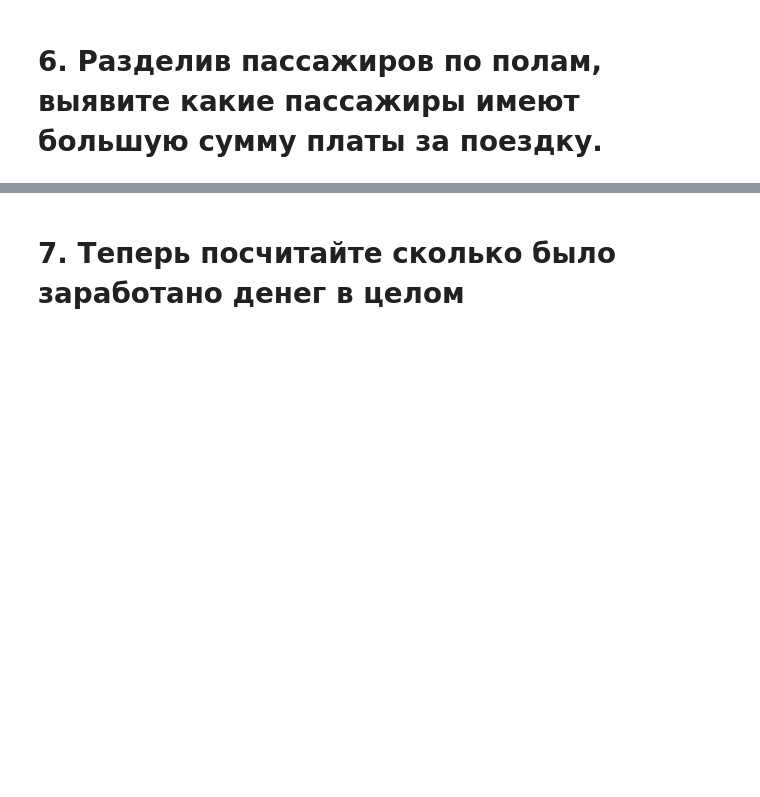
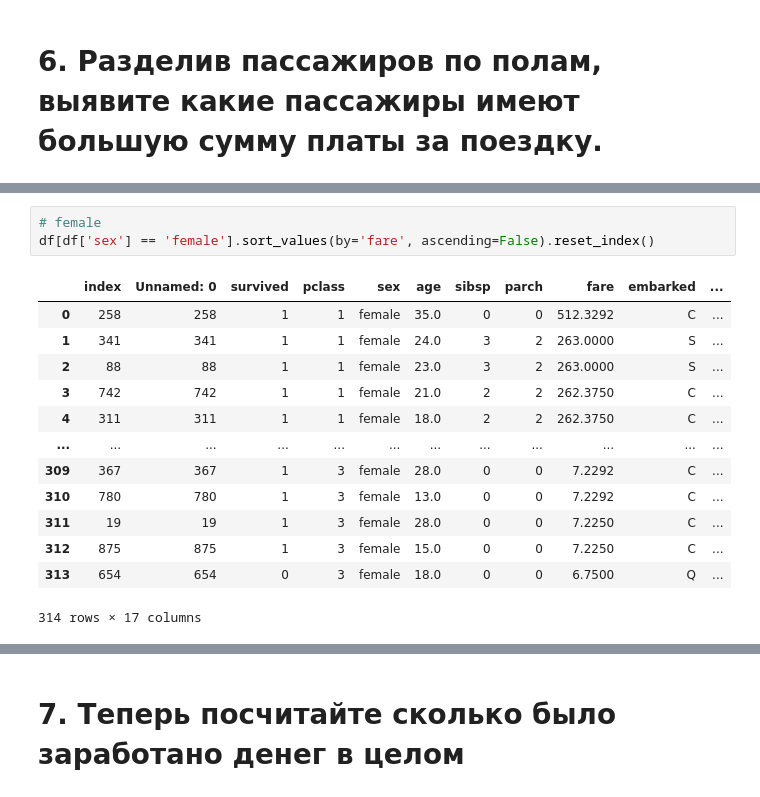
Before and after one commit to gleb-pan/data-analytics-decode, a Jupyter notebook: Исследовательская аналитика/submissions/Untitled.ipynb, the cells around one changed output, grey strips where cells are left out. Cells and saved outputs as stored; diff of their text form; blank space fills up the shorter version.

```diff
--- a/Исследовательская аналитика/submissions/Untitled.ipynb
+++ b/Исследовательская аналитика/submissions/Untitled.ipynb
@@ -217,0 +260,17 @@ age_counts
+# %%
+# female
+df[df['sex'] == 'female'].sort_values(by='fare', ascending=False).reset_index()
+# %% [output]
+|  | index | Unnamed: 0 | survived | pclass | sex | age | sibsp | parch | fare | embarked | ... |
+| 0 | 258 | 258 | 1 | 1 | female | 35.0 | 0 | 0 | 512.3292 | C | ... |
+| 1 | 341 | 341 | 1 | 1 | female | 24.0 | 3 | 2 | 263.0000 | S | ... |
+| 2 | 88 | 88 | 1 | 1 | female | 23.0 | 3 | 2 | 263.0000 | S | ... |
+| 3 | 742 | 742 | 1 | 1 | female | 21.0 | 2 | 2 | 262.3750 | C | ... |
+| 4 | 311 | 311 | 1 | 1 | female | 18.0 | 2 | 2 | 262.3750 | C | ... |
+| ... | ... | ... | ... | ... | ... | ... | ... | ... | ... | ... | ... |
+| 309 | 367 | 367 | 1 | 3 | female | 28.0 | 0 | 0 | 7.2292 | C | ... |
+| 310 | 780 | 780 | 1 | 3 | female | 13.0 | 0 | 0 | 7.2292 | C | ... |
+| 311 | 19 | 19 | 1 | 3 | female | 28.0 | 0 | 0 | 7.2250 | C | ... |
+| 312 | 875 | 875 | 1 | 3 | female | 15.0 | 0 | 0 | 7.2250 | C | ... |
+| 313 | 654 | 654 | 0 | 3 | female | 18.0 | 0 | 0 | 6.7500 | Q | ... |
+314 rows × 17 columns
```
Also changed, not shown: parts of 7 cells of this notebook.
